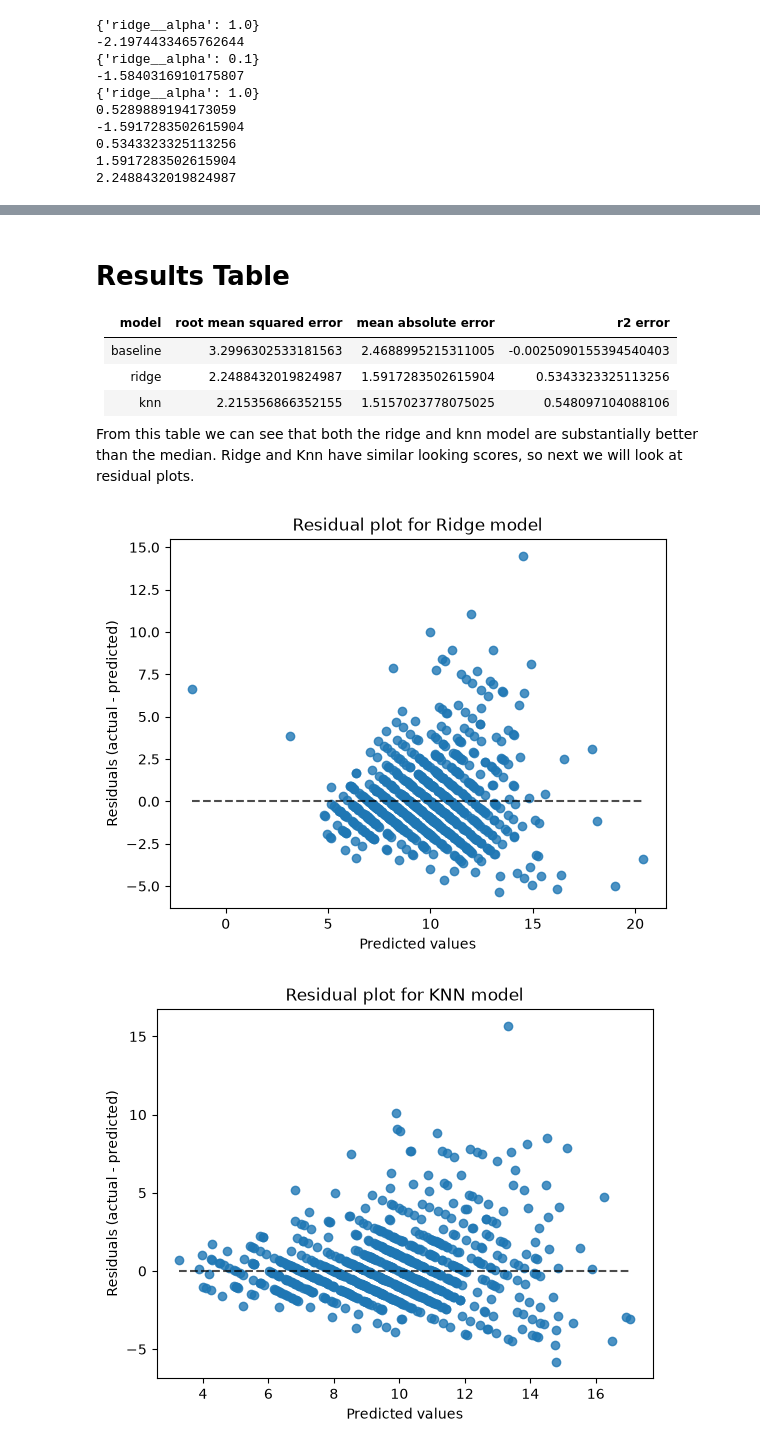
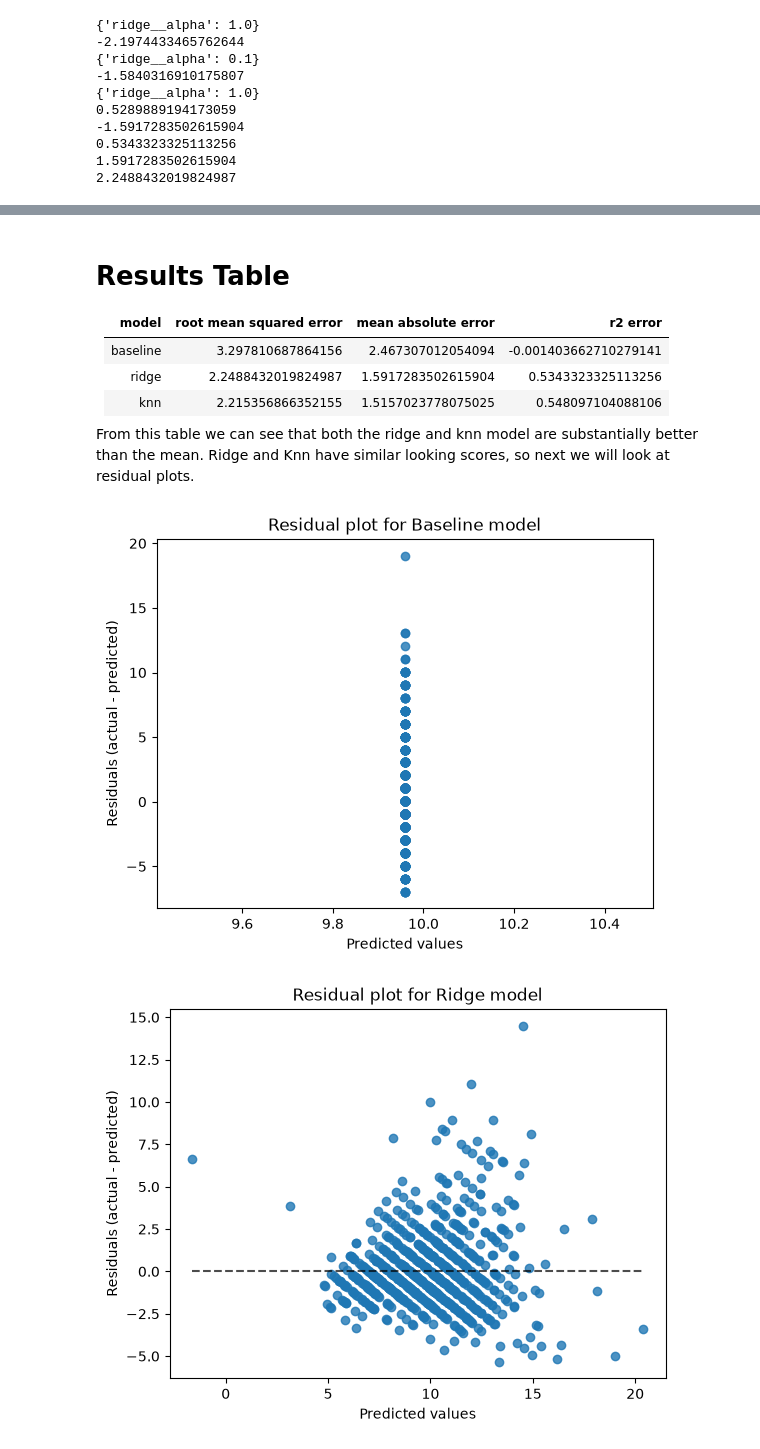
Before and after one commit to queersweetpotato/machine-learning, a Jupyter notebook: notebooks/Models.ipynb, the cells around one changed output, grey strips where cells are left out. Drawn from its saved outputs; the diff is of its cells as text; code cells hidden in the pictures.

```diff
--- a/notebooks/Models.ipynb
+++ b/notebooks/Models.ipynb
@@ -24,7 +24,7 @@ features_train, features_test, targets_train, targets_test = train_test_split(fe
 # transformer for encoding the sex categorical data
 feature_trans = ColumnTransformer([("Sex", OneHotEncoder(drop='first'), ['Sex'])], remainder='passthrough')
 # %%
-# baseline model - just take the median always
+# baseline model - just take the mean always
 from sklearn.dummy import DummyRegressor
 from sklearn.pipeline import Pipeline
 from sklearn.metrics import mean_absolute_error
@@ -32,7 +32,7 @@ from sklearn.metrics import root_mean_squared_error
 from sklearn.metrics import r2_score
 
 # create the model
-baselineModel = DummyRegressor(strategy="median")
+baselineModel = DummyRegressor(strategy="mean")
 bModel = Pipeline([('preprocessor', feature_trans), ('baseline', baselineModel)])
 
 # train it
@@ -155,34 +156,39 @@ print(root_mean_squared_error(targets_test, knn_targets_pred_test))
 
 | model    | root mean squared error | mean absolute error | r2 error |
 |----------|-------------------------|---------------------|----------|
-| baseline |3.2996302533181563       | 2.4688995215311005  |-0.0025090155394540403 |
+| baseline |3.297810687864156        | 2.467307012054094   |-0.001403662710279141 |
 | ridge    |2.2488432019824987       | 1.5917283502615904  |0.5343323325113256 |
 | knn      |2.215356866352155        | 1.5157023778075025  |0.548097104088106 |
 
-From this table we can see that both the ridge and knn model are substantially better than the median. Ridge and Knn have similar looking scores, so next we will look at residual plots.
+From this table we can see that both the ridge and knn model are substantially better than the mean. Ridge and Knn have similar looking scores, so next we will look at residual plots.
 # %%
 #plot the residuals
 from sklearn.metrics import PredictionErrorDisplay
 import matplotlib.pyplot as plt
 import numpy as np
 
 #transform the target data into an array
 targets_test_array = np.array(targets_test)
 targets_test_array = targets_test_array.flatten()
+
+#plot the baseline model
+displayBaseline = PredictionErrorDisplay(y_true=targets_test_array, y_pred=baseline_targets_pred_test)
+displayBaseline.plot()
+plt.title("Residual plot for Baseline model")
 
 #plot the ridge model
 displayRidge = PredictionErrorDisplay(y_true=targets_test_array, y_pred=ridge_targets_pred_test)
 displayRidge.plot()
 plt.title("Residual plot for Ridge model")
 
 #plot the knn model
 displayKnn = PredictionErrorDisplay.from_estimator(knn_rms, features_test, targets_test)
 plt.title("Residual plot for KNN model")
 
 #show the plots
 plt.show()
 
 #looking at the plots shows that the knn model is more spread out alone the x-axis and generally closer to 0, indicating that it performs better
 # %% [output]
-[figure, old version]
+[figure, new version]
-[figure, old version]
+[figure, new version]
```
Also changed, not shown: parts of 3 cells of this notebook, 19 other files.
